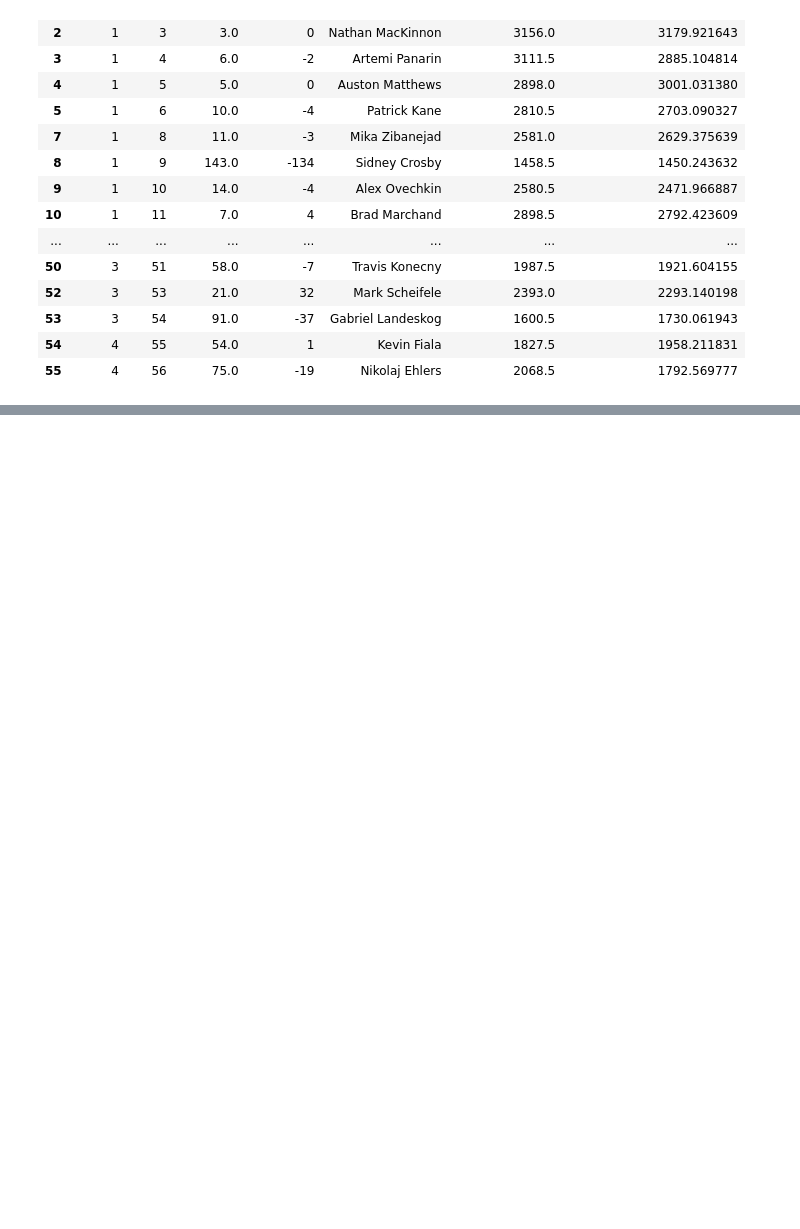
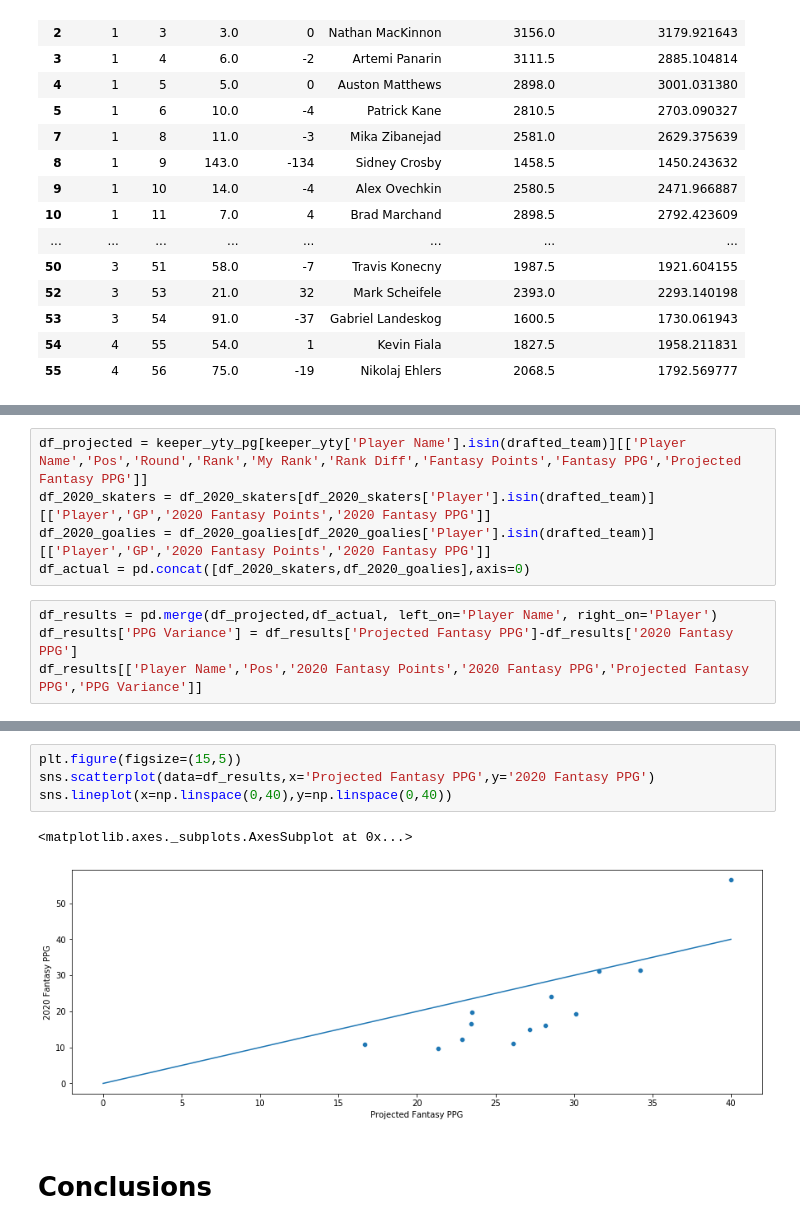
Before and after one commit to kj-kwan/fantasy-hockey-analysis, a Jupyter notebook: Fantasy Hockey Modeling.ipynb, the cells around one changed output, grey strips where cells are left out. Drawn from its saved outputs; the diff is of its cells as text; blank space fills up the shorter version.

```diff
--- a/Fantasy Hockey Modeling.ipynb
+++ b/Fantasy Hockey Modeling.ipynb
@@ -1633,0 +1658,9 @@ keeper_yty_pg[~keeper_yty_pg['Player Name'].isin(actual_keepers+actual_picks)&(k
+# %%
+df_projected = keeper_yty_pg[keeper_yty['Player Name'].isin(drafted_team)][['Player Name','Pos','Round','Rank','My Rank','Rank Diff','Fantasy Points','Fantasy PPG','Projected Fantasy PPG']]
+df_2020_skaters = df_2020_skaters[df_2020_skaters['Player'].isin(drafted_team)][['Player','GP','2020 Fantasy Points','2020 Fantasy PPG']]
+df_2020_goalies = df_2020_goalies[df_2020_goalies['Player'].isin(drafted_team)][['Player','GP','2020 Fantasy Points','2020 Fantasy PPG']]
+df_actual = pd.concat([df_2020_skaters,df_2020_goalies],axis=0)
+# %%
+df_results = pd.merge(df_projected,df_actual, left_on='Player Name', right_on='Player')
+df_results['PPG Variance'] = df_results['Projected Fantasy PPG']-df_results['2020 Fantasy PPG']
+df_results[['Player Name','Pos','2020 Fantasy Points','2020 Fantasy PPG','Projected Fantasy PPG','PPG Variance']]
@@ -1633,0 +1682,9 @@ keeper_yty_pg[~keeper_yty_pg['Player Name'].isin(actual_keepers+actual_picks)&(k
+# %%
+plt.figure(figsize=(15,5))
+sns.scatterplot(data=df_results,x='Projected Fantasy PPG',y='2020 Fantasy PPG')
+sns.lineplot(x=np.linspace(0,40),y=np.linspace(0,40))
+# %% [output]
+<matplotlib.axes._subplots.AxesSubplot at 0x...>
+[figure, added]
+# %% [markdown]
+# Conclusions
```
Also changed, not shown: parts of 29 cells of this notebook, 2 other files.
